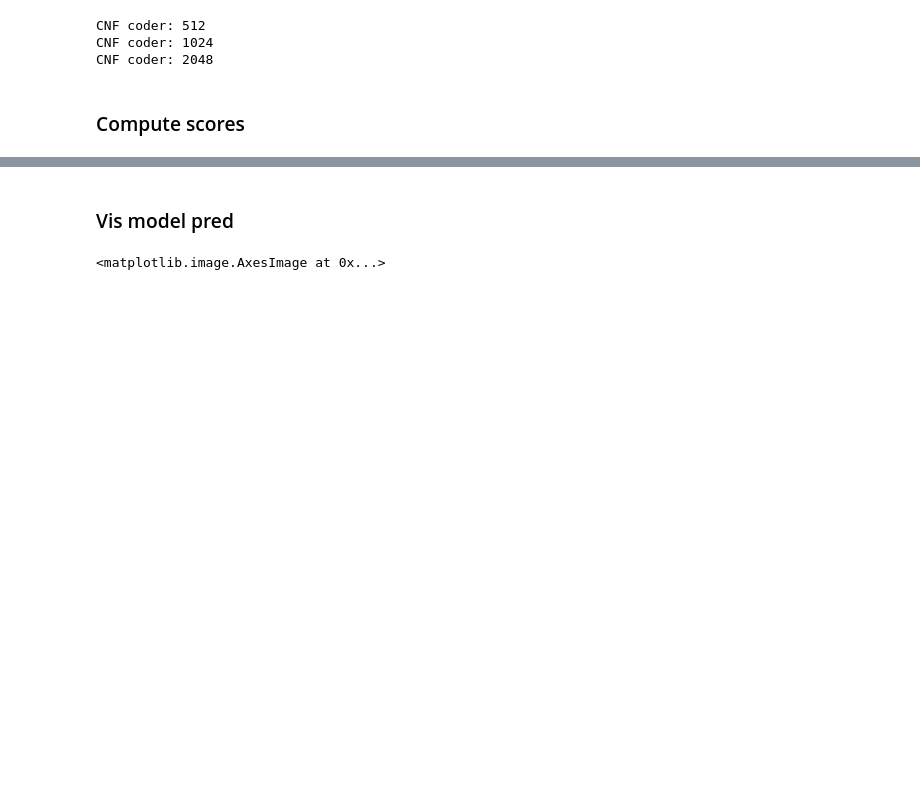
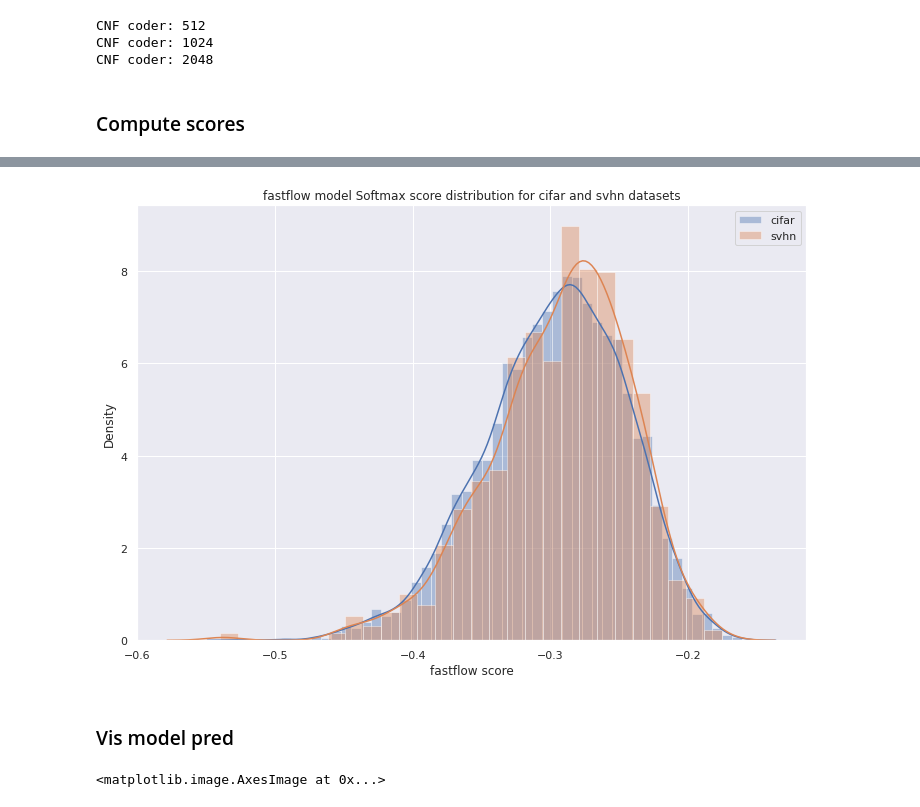
Before and after one commit to Leonid-Erlygin/ood, a Jupyter notebook: fastflow/run_train_eval.ipynb, the cells around one changed output, grey strips where cells are left out. Saved outputs shown, nothing was run; the diff lists cells and outputs as text; code cells hidden in the pictures; blank space fills up the shorter version.

```diff
--- a/fastflow/run_train_eval.ipynb
+++ b/fastflow/run_train_eval.ipynb
@@ -98,2 +104,10 @@ KeyError: 2000
+# %%
+in_anomaly_scores_train = []
+for sample_idx in tqdm(range(len(train_data))):
+    sample = train_data[sample_idx]
+    image = torch.unsqueeze(torch.tensor(sample["image"]).float().to(device), dim=0)
+    out = model(image)
+    anomaly_score = out.detach().cpu().numpy().mean()
+    in_anomaly_scores_train.append(anomaly_score)
 # %%
 model_name = "fastflow"
@@ -109,3 +137,18 @@ draw_score_distr_plot(
+# %%
+model_name = "fastflow"
+scores_distr = {
+    "cifar": -np.array(in_anomaly_scores_train),
+    "svhn": -np.array(out_anomaly_scores),
+}
+draw_score_distr_plot(
+    scores_distr=scores_distr,
+    score_type="fastflow",
+    model_name=model_name,
+    in_data_name="cifar",
+    out_data_name="svhn",
+)
+# %% [output]
+[figure, added]
 # %% [markdown]
 ### Vis model pred
 # %%
```
Also changed, not shown: parts of 6 cells of this notebook, 5 other files.
